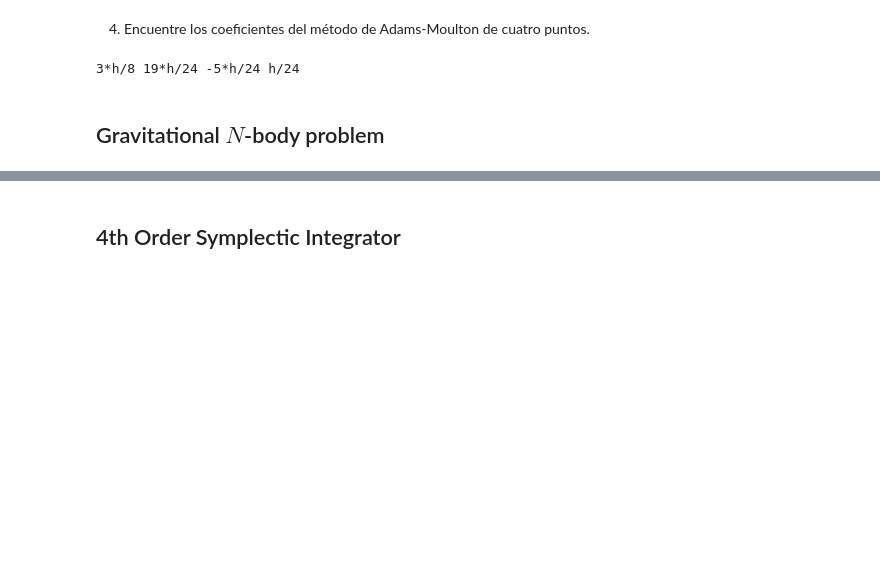
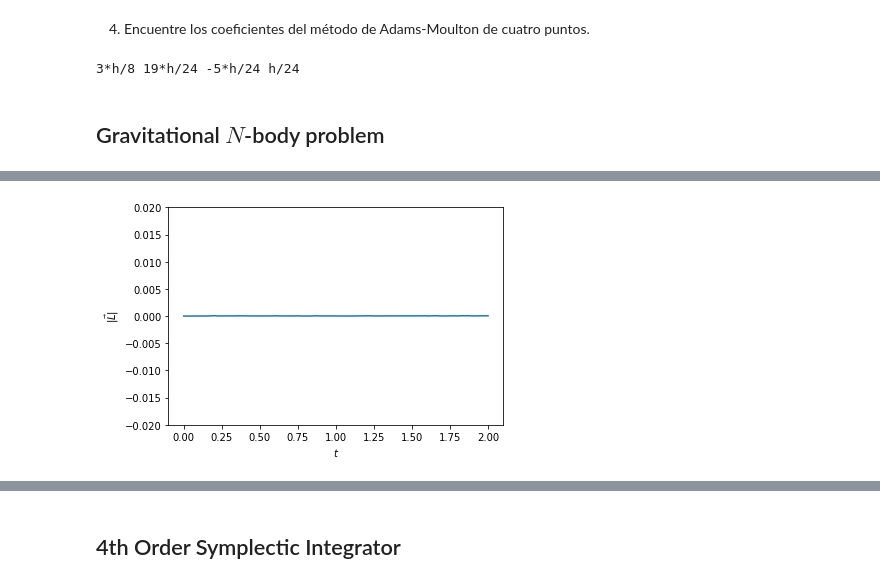
Before and after one commit to juanpablosalas/DanielDoradoJuanPabloSalas, a Jupyter notebook: Semana6/Semana6_DanielDorado_JuanPabloSalas.ipynb, the cells around one changed output, grey strips where cells are left out. Saved outputs shown, nothing was run; the diff lists cells and outputs as text; code cells hidden in the pictures; blank space fills up the shorter version.

```diff
--- a/Semana6/Semana6_DanielDorado_JuanPabloSalas.ipynb
+++ b/Semana6/Semana6_DanielDorado_JuanPabloSalas.ipynb
@@ -130,0 +393,8 @@ print(I1,I2,I3, I4)
+# %%
+plt.plot(t,np.linalg.norm(AngularMomentum, axis=1))
+plt.xlabel(r'$t$')
+plt.ylabel(r'$|\vec{L}|$')
+plt.ylim(-0.02,0.02)
+plt.show()
+# %% [output]
+[figure, added]
```
Also changed, not shown: parts of 14 cells of this notebook, 1 other file.
